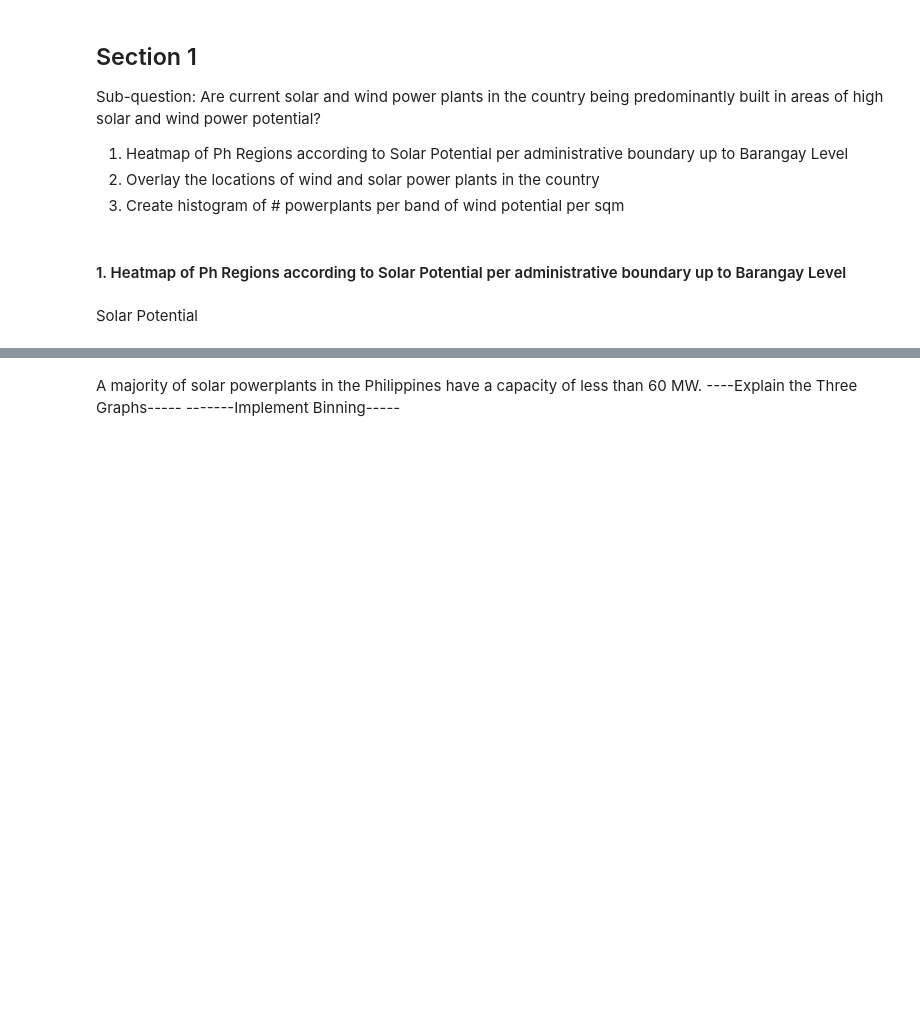
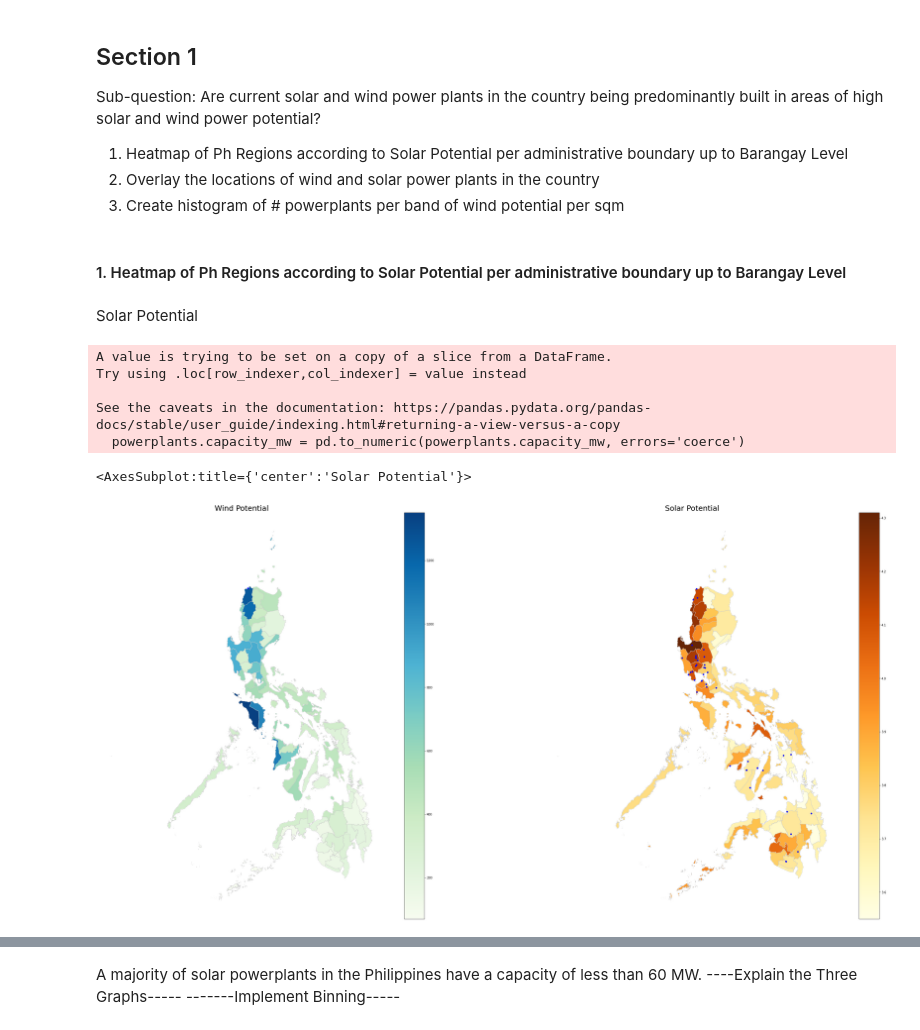
Before and after one commit to RaynorChavez/Solar-Wind-Energy-Analysis-Philippines, a Jupyter notebook: Philippines Solar and Wind Power Analysis.ipynb, the cells around one changed output, grey strips where cells are left out. Cells and saved outputs as stored; diff of their text form; code cells hidden in the pictures; blank space fills up the shorter version.

```diff
--- a/Philippines Solar and Wind Power Analysis.ipynb
+++ b/Philippines Solar and Wind Power Analysis.ipynb
@@ -23,7 +23,32 @@ fp = ".\Data\Shapefiles\Philippines\phl_admbnda_adm2_psa_namria_20200529.shp"
 map_df = gpd.read_file(fp)
 map_df.columns
 map_df = map_df[['ADM2_EN', 'geometry']]
+# %%
+# PowerPlants
+powerplantsfp = '.\Data\PowerPlants\global_power_plant_database.csv'
+powerplants = pd.read_csv(powerplantsfp)
+powerplants = powerplants[powerplants.country_long == 'Philippines']
+powerplants.capacity_mw = pd.to_numeric(powerplants.capacity_mw, errors='coerce')
+
+crs = {'init':'epsg:4326'}
+
+solar_powerplants = powerplants[powerplants.primary_fuel == 'Solar']
+solargeometry=[Point(xy) for xy in zip(solar_powerplants["longitude"], solar_powerplants["latitude"])]
+geodata_solar=gpd.GeoDataFrame(solar_powerplants,crs=crs, geometry=solargeometry)
+
+wind_powerplants = powerplants[powerplants.primary_fuel == 'Wind']
+windgeometry=[Point(xy) for xy in zip(wind_powerplants["longitude"], wind_powerplants["latitude"])]
+geodata_wind=gpd.GeoDataFrame(wind_powerplants,crs=crs, geometry=windgeometry)
+# %% [output]
+A value is trying to be set on a copy of a slice from a DataFrame.
+Try using .loc[row_indexer,col_indexer] = value instead
+
+See the caveats in the documentation: https://pandas.pydata.org/pandas-docs/stable/user_guide/indexing.html#returning-a-view-versus-a-copy
+  powerplants.capacity_mw = pd.to_numeric(powerplants.capacity_mw, errors='coerce')
 # %%
+# create figure and axes for Matplotlib
+fig, (ax1,ax2) = plt.subplots(1,2, figsize=(50, 25))
+
 # Data for Wind Potential Heatmap
 datafp = '.\Data\WindPotential\Philippine_regions_windpotential.csv'
 wind_potential_data = gpd.read_file(datafp)
@@ -31,37 +56,38 @@ wind_potential_data = wind_potential_data[["ADM2_EN", "mean_power_density"]]
 wind_potential_data.mean_power_density = pd.to_numeric(wind_potential_data.mean_power_density, errors='coerce')
 
 merged_wind = map_df.set_index("ADM2_EN").join(wind_potential_data.set_index("ADM2_EN"))
 variable_wind = "mean_power_density"
 
 # Data for Solar Potential Heatmap
 datafp = '.\Data\SolarPotential\Philippine_regions_pvpotential.csv'
 solar_potential_data = gpd.read_file(datafp)
 solar_potential_data = solar_potential_data[["ADM2_EN", "avg_specific_pv_output"]]
 solar_potential_data.avg_specific_pv_output = pd.to_numeric(solar_potential_data.avg_specific_pv_output, errors='coerce')
 
 merged_solar = map_df.set_index("ADM2_EN").join(solar_potential_data.set_index("ADM2_EN"))
 variable_solar = "avg_specific_pv_output"
-vmin, vmax = 120, 220
-
-# create figure and axes for Matplotlib
-fig, (ax1,ax2) = plt.subplots(1,2, figsize=(50, 25))
 
 # Modifying Axes
 ax1.axis("off")
 ax1.set_title("Wind Potential", fontdict = {"fontsize": "25", "fontweight":"3"})
 ax1.tick_params(labelsize=10)
 ax1.figure.axes[1].tick_params(labelsize=30)
 #ax1.annotate("Source: Global Wind Map, 2022",xy=(0.1, .08), xycoords="figure fraction", horizontalalignment="left", verticalalignment="top", fontsize=12, color="#555555")
 
 ax2.axis("off")
 ax2.set_title("Solar Potential", fontdict = {"fontsize": "25", "fontweight":"3"})
 ax1.figure.axes[1].tick_params(labelsize=30)
 #ax2.annotate("Source: Global Solar Map, 2022",xy=(0.1, .1), xycoords="figure fraction", horizontalalignment="left", verticalalignment="top", fontsize=12, color="#555555")
 
 
 # Plotting
 merged_wind.plot(column=variable_wind, cmap="GnBu", linewidth=0.8, ax=ax1, edgecolor="0.8", legend=True)
+geodata_wind.plot(ax=ax1, color='yellow', markersize=20)
 merged_solar.plot(column=variable_solar, cmap="YlOrBr", linewidth=0.8, ax=ax2, edgecolor="0.8", legend=True)
+geodata_solar.plot(ax=ax2, color='blue', markersize=20)
+# %% [output]
+<AxesSubplot:title={'center':'Solar Potential'}>
+[figure, added]
 # %%
 # PowerPlants
 powerplantsfp = '.\Data\PowerPlants\global_power_plant_database.csv'
```
Also changed, not shown: parts of 2 cells of this notebook.
